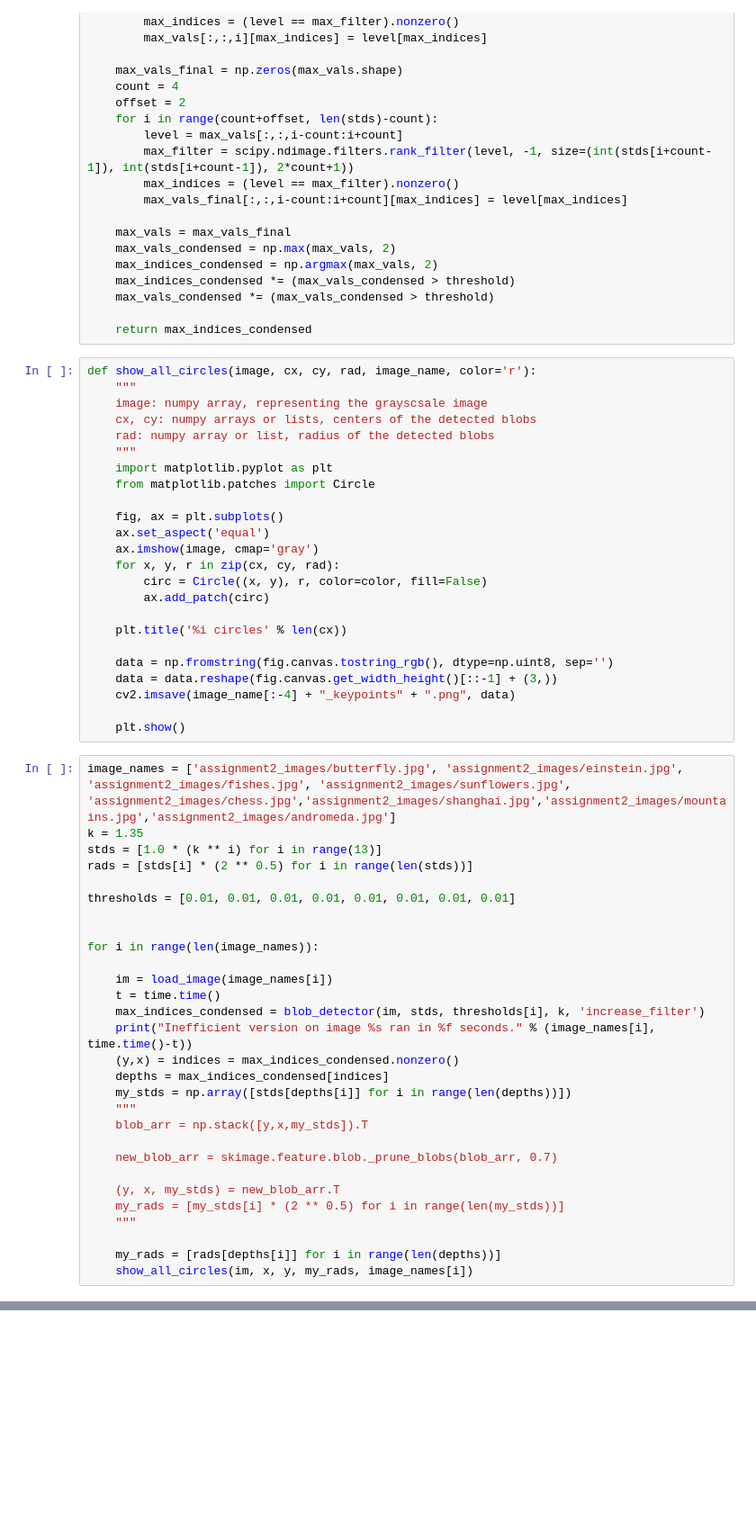
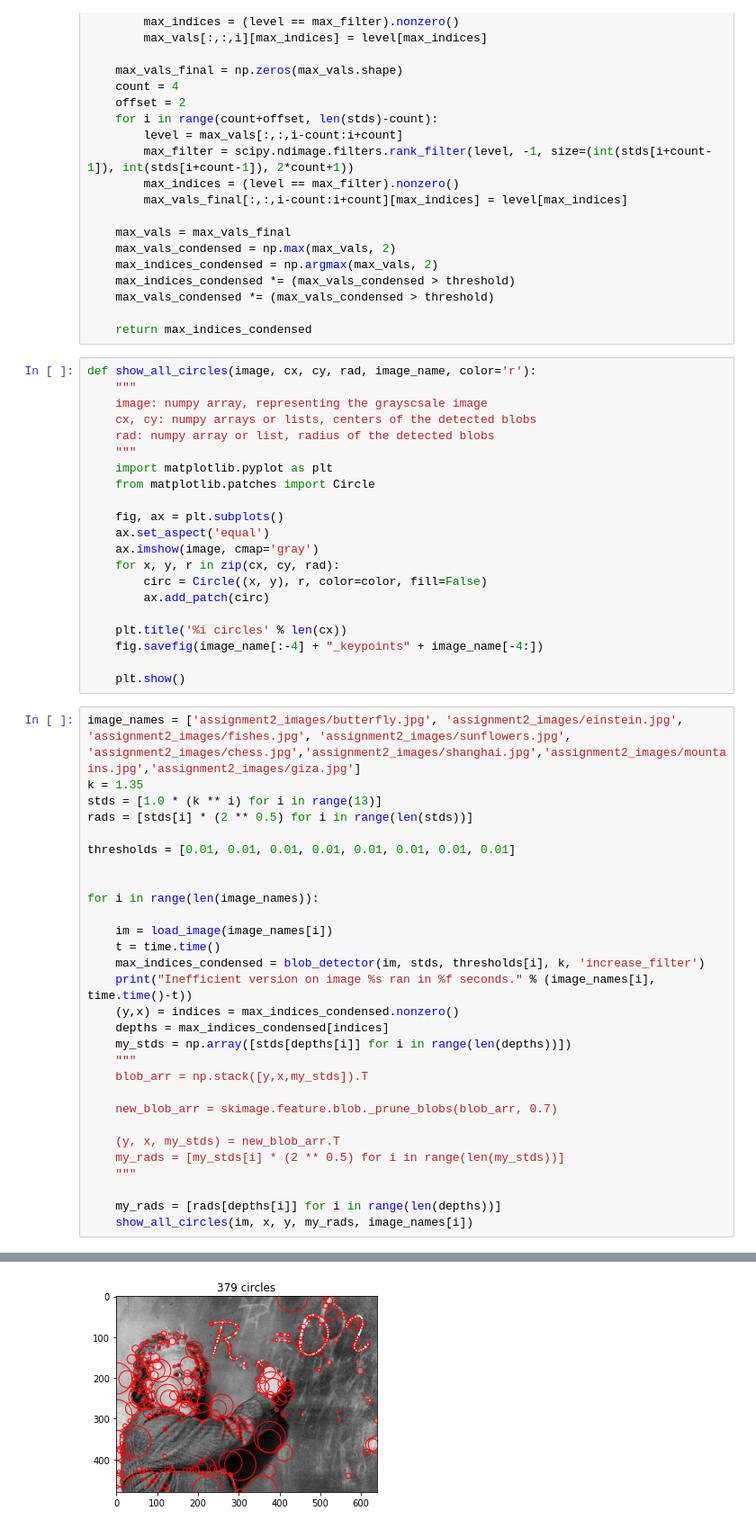
Before and after one commit to mcguiremichael/Vision, a Jupyter notebook: mlm3_mp2_part2_code.ipynb, the cells around one changed output, grey strips where cells are left out. Shown at 90% size. Cells and saved outputs as stored; diff of their text form; blank space fills up the shorter version.

```diff
--- a/mlm3_mp2_part2_code.ipynb
+++ b/mlm3_mp2_part2_code.ipynb
@@ -77,14 +77,11 @@ def show_all_circles(image, cx, cy, rad, image_name, color='r'):
         ax.add_patch(circ)
 
     plt.title('%i circles' % len(cx))
-
-    data = np.fromstring(fig.canvas.tostring_rgb(), dtype=np.uint8, sep='')
-    data = data.reshape(fig.canvas.get_width_height()[::-1] + (3,))
-    cv2.imsave(image_name[:-4] + "_keypoints" + ".png", data)
+    fig.savefig(image_name[:-4] + "_keypoints" + image_name[-4:])
 
     plt.show()
 # %%
-image_names = ['assignment2_images/butterfly.jpg', 'assignment2_images/einstein.jpg', 'assignment2_images/fishes.jpg', 'assignment2_images/sunflowers.jpg', 'assignment2_images/chess.jpg','assignment2_images/shanghai.jpg','assignment2_images/mountains.jpg','assignment2_images/andromeda.jpg']
+image_names = ['assignment2_images/butterfly.jpg', 'assignment2_images/einstein.jpg', 'assignment2_images/fishes.jpg', 'assignment2_images/sunflowers.jpg', 'assignment2_images/chess.jpg','assignment2_images/shanghai.jpg','assignment2_images/mountains.jpg','assignment2_images/giza.jpg']
 k = 1.35
 stds = [1.0 * (k ** i) for i in range(13)]
 rads = [stds[i] * (2 ** 0.5) for i in range(len(stds))]
@@ -118,0 +116 @@ AttributeError: 'FigureCanvasAgg' object has no attribute 'renderer'
+[figure, added]
```
Also changed, not shown: parts of 2 cells of this notebook, 1 other file.
